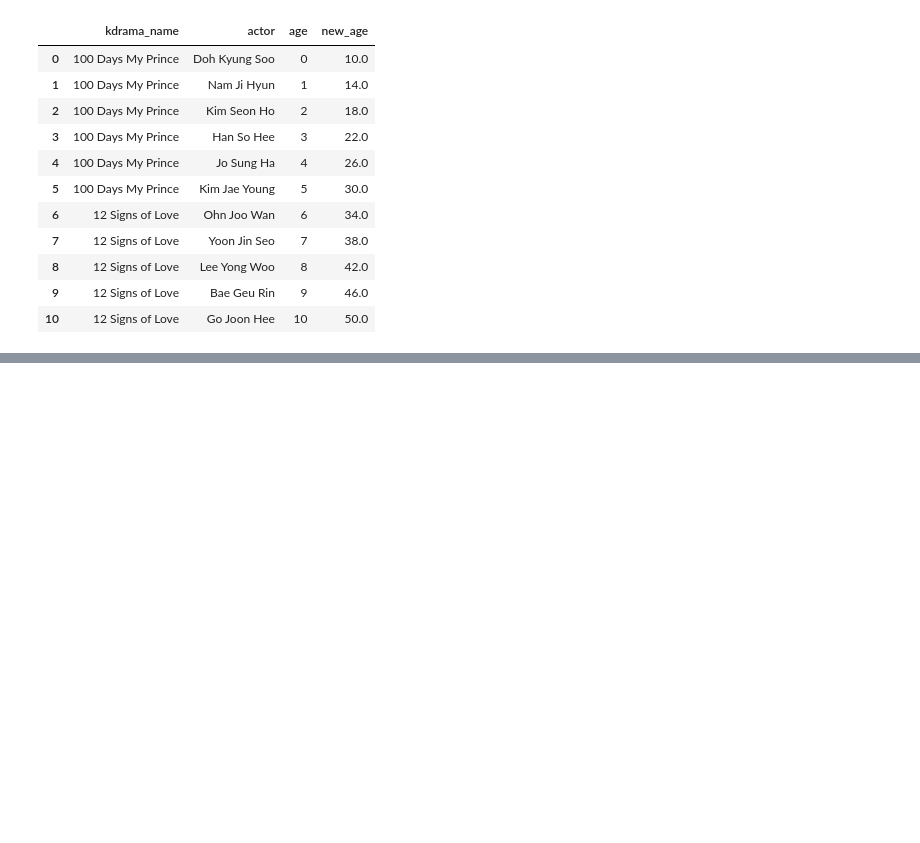
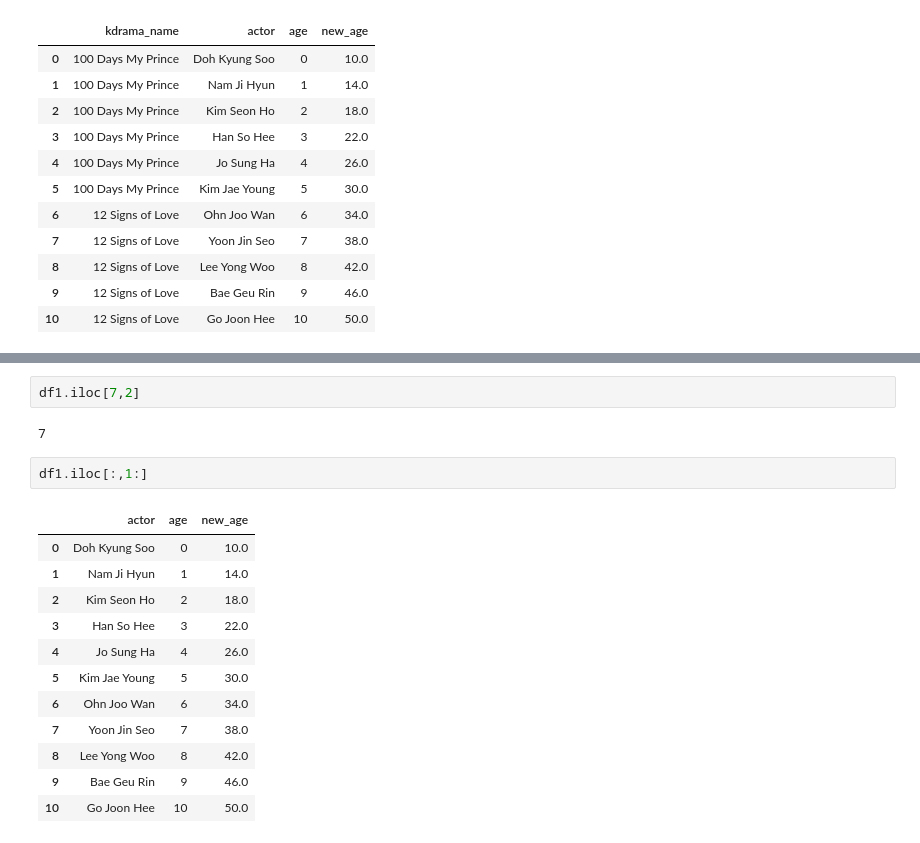
Before and after one commit to sarahpam/Datascience, a Jupyter notebook: kdrama.ipynb, the cells around one changed output, grey strips where cells are left out. Cells and saved outputs as stored; diff of their text form; blank space fills up the shorter version.

```diff
--- a/kdrama.ipynb
+++ b/kdrama.ipynb
@@ -75,0 +84,19 @@ df1
+# %%
+df1.iloc[7,2]
+# %% [output]
+7
+# %%
+df1.iloc[:,1:]
+# %% [output]
+|  | actor | age | new_age |
+| 0 | Doh Kyung Soo | 0 | 10.0 |
+| 1 | Nam Ji Hyun | 1 | 14.0 |
+| 2 | Kim Seon Ho | 2 | 18.0 |
+| 3 | Han So Hee | 3 | 22.0 |
+| 4 | Jo Sung Ha | 4 | 26.0 |
+| 5 | Kim Jae Young | 5 | 30.0 |
+| 6 | Ohn Joo Wan | 6 | 34.0 |
+| 7 | Yoon Jin Seo | 7 | 38.0 |
+| 8 | Lee Yong Woo | 8 | 42.0 |
+| 9 | Bae Geu Rin | 9 | 46.0 |
+| 10 | Go Joon Hee | 10 | 50.0 |
```
Also changed, not shown: parts of 16 cells of this notebook.
